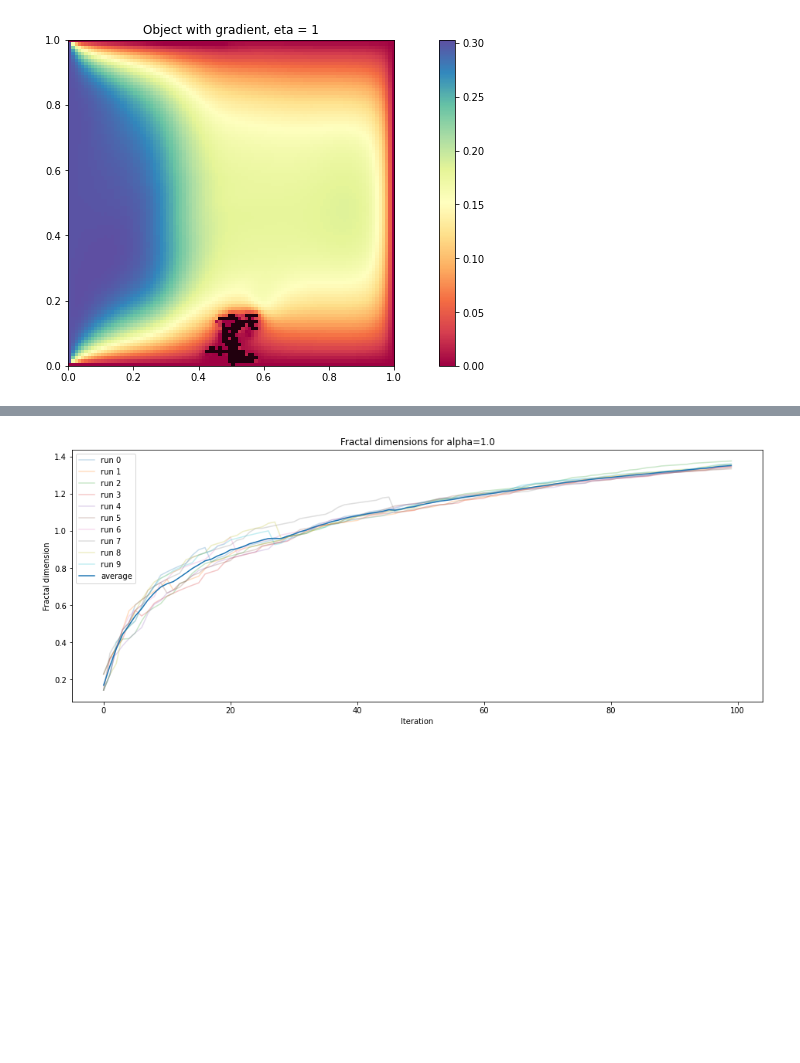
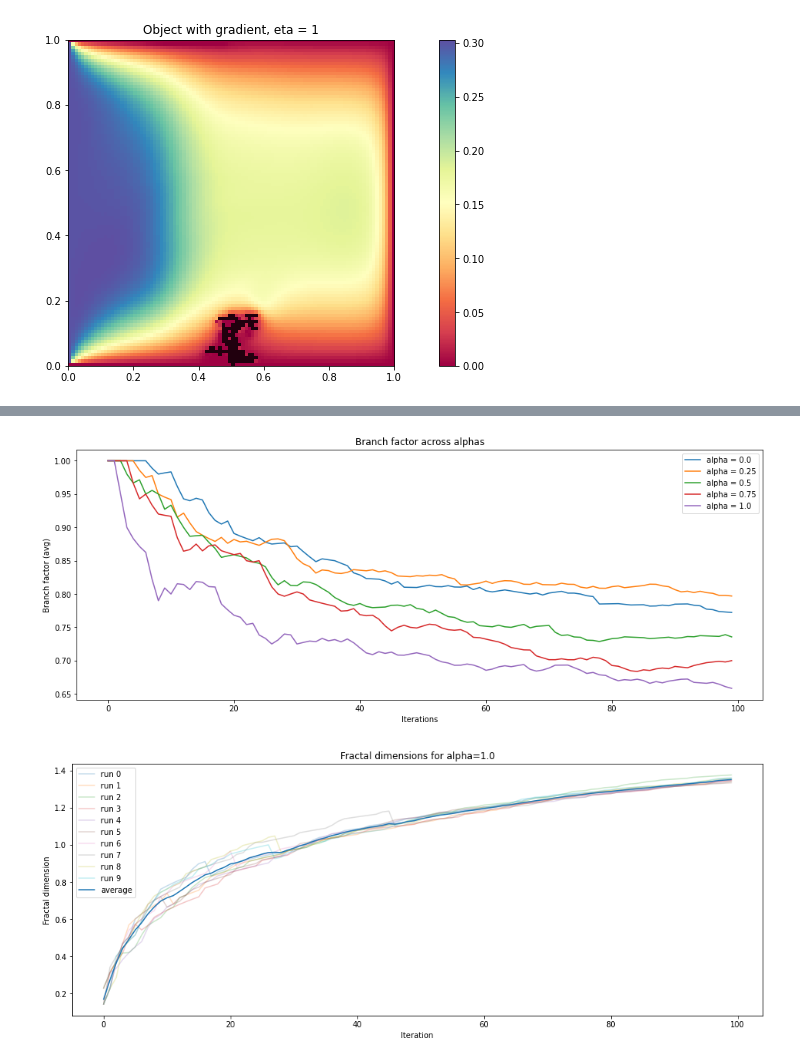
Before and after one commit to Lut99/KoraalKnakkers, a Jupyter notebook: DLA final.ipynb, the cells around one changed output, grey strips where cells are left out. Saved outputs shown, nothing was run; the diff lists cells and outputs as text; code cells hidden in the pictures; blank space fills up the shorter version.

```diff
--- a/DLA final.ipynb
+++ b/DLA final.ipynb
@@ -1069,6 +1069,7 @@ def load_experiment(zip_path, run = 0):
 
     # Determine the base path for the files
     base_path = zip_path.replace(".zip", "") + f"/run_{run:05d}"
+    while base_path[0] == '/': base_path = base_path[1:]
 
     # Load the individual arrays
     snapshots_obj = zipf[base_path + "/snapshots_obj"]
@@ -1079,6 +1080,20 @@ def load_experiment(zip_path, run = 0):
 
     # When done return them all
     return snapshots_obj, snapshots_vel, snapshots_vec, snapshots_sun, snapshots_grad
+
+def load_experiment_unzipped(output_dir, run = 0):
+    # Determine the base path for the files
+    base_path = output_dir + f"/run_{run:05d}"
+
+    # Load the individual arrays
+    snapshots_obj = np.load(base_path + "/snapshots_obj.npy")
+    snapshots_vel = np.load(base_path + "/snapshots_vel.npy")
+    snapshots_vec = np.load(base_path + "/snapshots_vec.npy")
+    snapshots_sun = np.load(base_path + "/snapshots_sun.npy")
+    snapshots_grad = np.load(base_path + "/snapshots_grad.npy")
+
+    # When done return them all
+    return snapshots_obj, snapshots_vel, snapshots_vec, snapshots_sun, snapshots_grad
 # %%
 plot_object_gradient(snapshots_grad[-1], snapshots_obj[-1], 1)
 # %% [output]
@@ -1245,12 +1286,14 @@ avg_alpha_10 = plot_all_branchfactors("outputs/alpha/alpha_10.zip", 1.0, file="a
 # %%
 averages = {
-    0.0: avg_alpha_00,
-    0.25: avg_alpha_025,
-    0.5: avg_alpha_05,
-    0.75: avg_alpha_075,
-    1.0: avg_alpha_10,
+    0.0: [avg / 10 for avg in avg_alpha_00],
+    0.25: [avg / 10 for avg in avg_alpha_025],
+    0.5: [avg / 10 for avg in avg_alpha_05],
+    0.75: [avg / 10 for avg in avg_alpha_075],
+    1.0: [avg / 10 for avg in avg_alpha_10],
 }
 plot_all_averages(averages, file="alpha_combined.png")
+# %% [output]
+[figure, added]
 # %%
 avg_alpha_fract_00 = plot_all_fractals("outputs/alpha/alpha_00.zip", 0.0, file="alpha_0_0_fract.png")
 avg_alpha_fract_025 = plot_all_fractals("outputs/alpha/alpha_025.zip", 0.25, file="alpha_0_25_fract.png")
```
Also changed, not shown: parts of 14 cells of this notebook, 46 other files.
